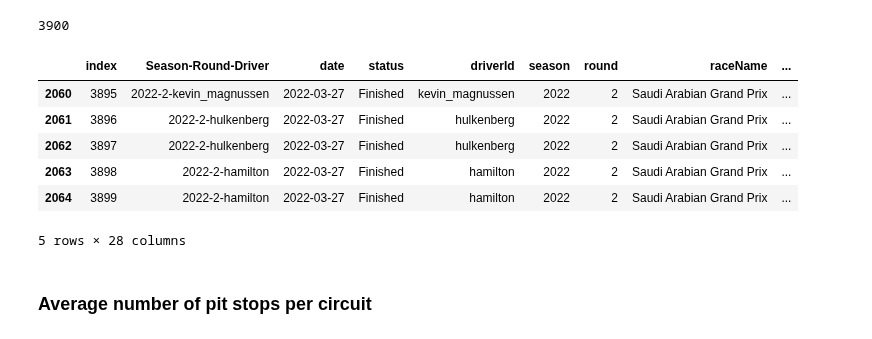
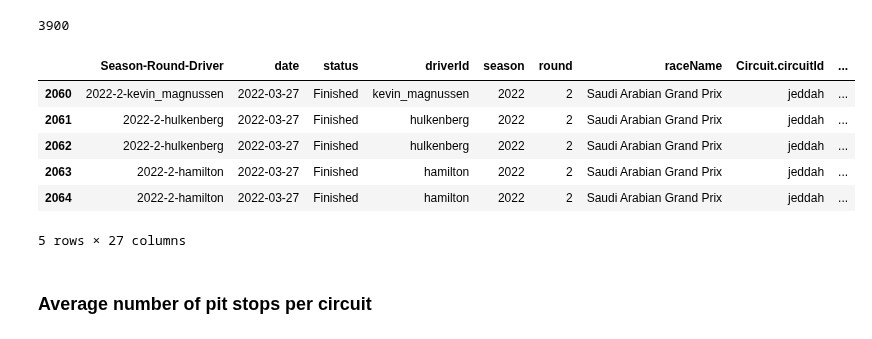
Before and after one commit to GabyCisnerosV/F1_NoName, a Jupyter notebook: Predicting_pitstops.ipynb, the cells around one changed output. Cells and saved outputs as stored; diff of their text form; code cells hidden in the pictures.

```diff
--- a/Predicting_pitstops.ipynb
+++ b/Predicting_pitstops.ipynb
@@ -87,20 +91,23 @@ PitsUnified['Num_Pits'] = np.select(conditions, values)
 # %%
 #Creating the feature of laps per pitstop. This tells us how many laps in average you can do between pit stops
 PitsUnified["LapsbetweenPitstops"]=PitsUnified["laps"]/PitsUnified['Num_Pits']
 
 #Pits of drivers that ended the races:
 PitsUnified_Finished=PitsUnified[PitsUnified["status"]=="Finished"].reset_index()
 
+#Dropping unnecesary columns>
+PitsUnified_Finished=PitsUnified_Finished.drop(columns=["index"])
+
 #Now we have one row per race and driver, only of the drivers who finished the race
 PitsUnified_Finished.tail(5)
 # %% [output]
-|  | index | Season-Round-Driver | date | status | driverId | season | round | raceName | ... |
-| 2060 | 3895 | 2022-2-kevin_magnussen | 2022-03-27 | Finished | kevin_magnussen | 2022 | 2 | Saudi Arabian Grand Prix | ... |
-| 2061 | 3896 | 2022-2-hulkenberg | 2022-03-27 | Finished | hulkenberg | 2022 | 2 | Saudi Arabian Grand Prix | ... |
-| 2062 | 3897 | 2022-2-hulkenberg | 2022-03-27 | Finished | hulkenberg | 2022 | 2 | Saudi Arabian Grand Prix | ... |
-| 2063 | 3898 | 2022-2-hamilton | 2022-03-27 | Finished | hamilton | 2022 | 2 | Saudi Arabian Grand Prix | ... |
-| 2064 | 3899 | 2022-2-hamilton | 2022-03-27 | Finished | hamilton | 2022 | 2 | Saudi Arabian Grand Prix | ... |
+|  | Season-Round-Driver | date | status | driverId | season | round | raceName | Circuit.circuitId | ... |
+| 2060 | 2022-2-kevin_magnussen | 2022-03-27 | Finished | kevin_magnussen | 2022 | 2 | Saudi Arabian Grand Prix | jeddah | ... |
+| 2061 | 2022-2-hulkenberg | 2022-03-27 | Finished | hulkenberg | 2022 | 2 | Saudi Arabian Grand Prix | jeddah | ... |
+| 2062 | 2022-2-hulkenberg | 2022-03-27 | Finished | hulkenberg | 2022 | 2 | Saudi Arabian Grand Prix | jeddah | ... |
+| 2063 | 2022-2-hamilton | 2022-03-27 | Finished | hamilton | 2022 | 2 | Saudi Arabian Grand Prix | jeddah | ... |
+| 2064 | 2022-2-hamilton | 2022-03-27 | Finished | hamilton | 2022 | 2 | Saudi Arabian Grand Prix | jeddah | ... |
-5 rows × 28 columns
+5 rows × 27 columns
 # %% [markdown]
 ### Average number of pit stops per circuit
 # %% [markdown]
```
Also changed, not shown: parts of 46 cells of this notebook, 10 other files.
